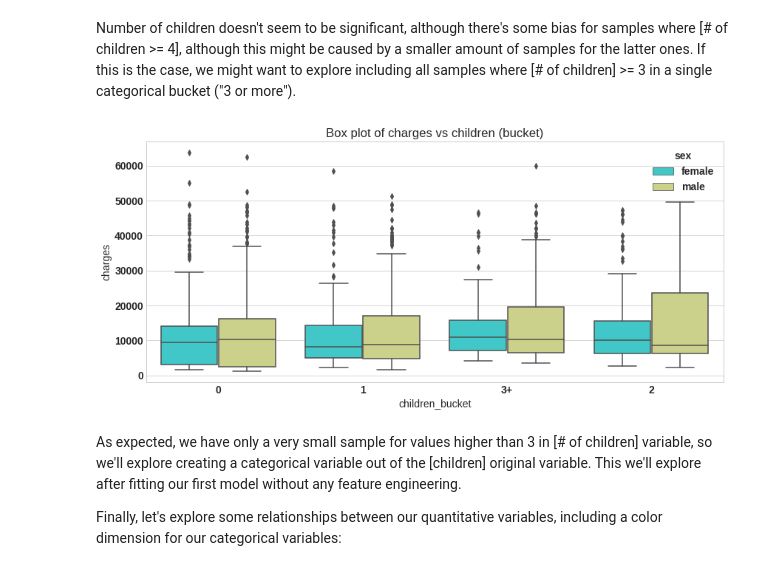
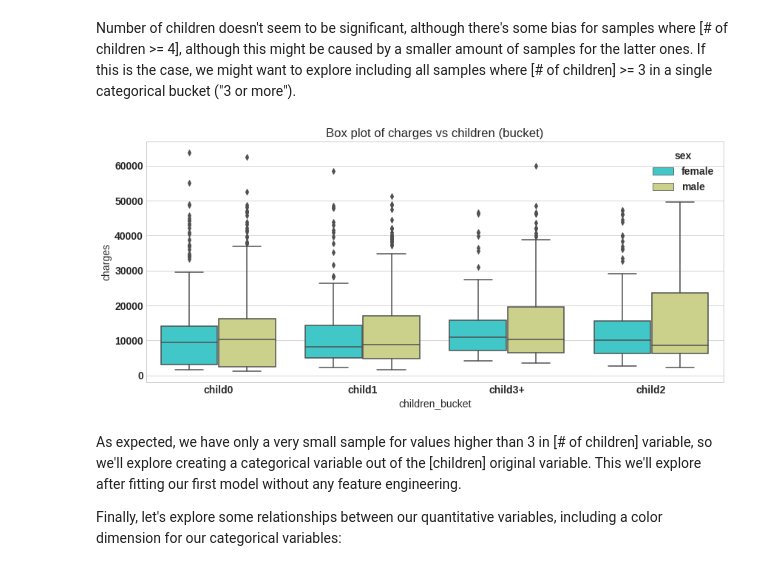
Before and after one commit to jesupb/Data_Science_Toolbox, a Jupyter notebook: 01 - OLS regression/Linear Regression Exploration.ipynb, the cells around one changed output. Drawn from its saved outputs; the diff is of its cells as text; code cells hidden in the pictures.

```diff
--- a/01 - OLS regression/Linear Regression Exploration.ipynb
+++ b/01 - OLS regression/Linear Regression Exploration.ipynb
@@ -16,4 +19,4 @@ drive.mount('/content/drive')
 Based on the analysis from https://www.kaggle.com/code/sudhirnl7/linear-regression-tutorial
 # %%
 # Load data
-df = pd.read_csv('insurance.csv')
+df_raw = pd.read_csv('insurance.csv')
@@ -104,15 +98,15 @@ Name: children, dtype: int64
 # %% [markdown]
 Number of children doesn't seem to be significant, although there's some bias for samples where [# of children >= 4], although this might be caused by a smaller amount of samples for the latter ones. If this is the case, we might want to explore including all samples where [# of children] >= 3 in a single categorical bucket ("3 or more").
 # %%
-df['children_bucket'] = np.where(df['children'] == 0, 'child0',
-                        np.where(df['children'] == 1, 'child1',
-                        np.where(df['children'] == 2, 'child2', 'child3+')))
+df_raw['children_bucket'] = np.where(df_raw['children'] == 0, 'child0',
+                        np.where(df_raw['children'] == 1, 'child1',
+                        np.where(df_raw['children'] == 2, 'child2', 'child3+')))
 # %%
 plt.figure(figsize=(14,6))
-sns.boxplot(x='children_bucket', y='charges',hue='sex',data=df,palette='rainbow')
+sns.boxplot(x='children_bucket', y='charges',hue='sex',data=df_raw,palette='rainbow')
 plt.title('Box plot of charges vs children (bucket)');
 # %% [output]
-[figure, old version]
+[figure, new version]
 # %% [markdown]
 As expected, we have only a very small sample for values higher than 3 in [# of children] variable, so we'll explore creating a categorical variable out of the [children] original variable. This we'll explore after fitting our first model without any feature engineering.
 
```
Also changed, not shown: parts of 24 cells of this notebook.
